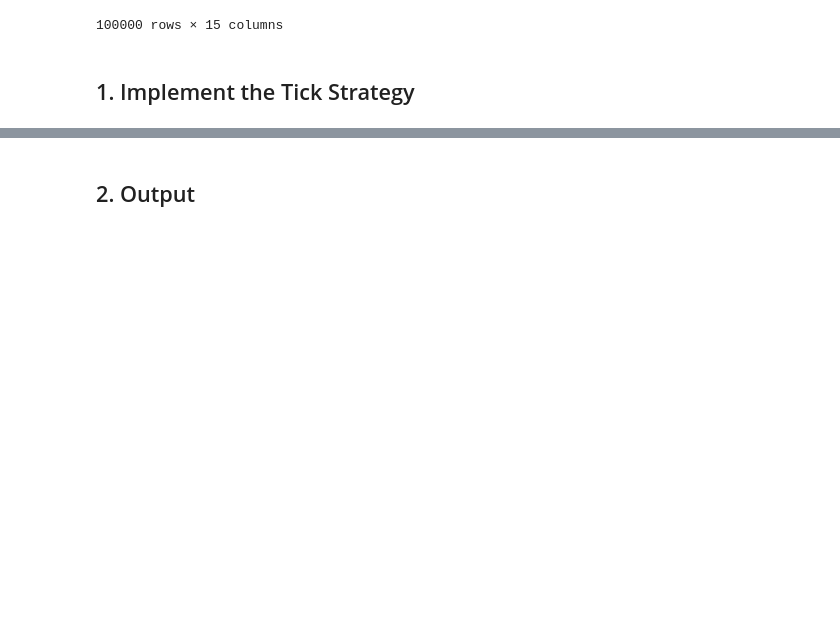
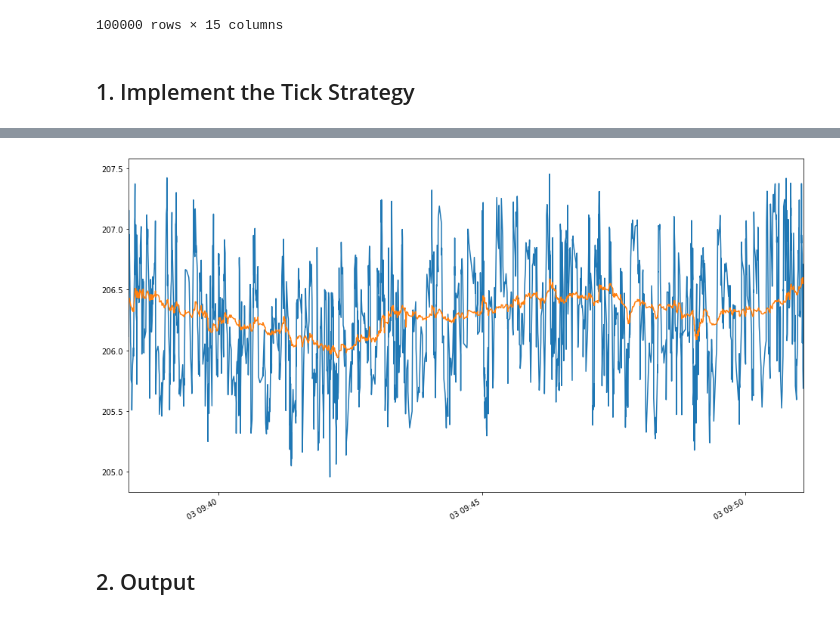
Before and after one commit to Zhehao97/AlgorithmicTrading_hw2, a Jupyter notebook: 2.Tick Strategy.ipynb, the cells around one changed output, grey strips where cells are left out. Cells and saved outputs as stored; diff of their text form; code cells hidden in the pictures; blank space fills up the shorter version.

```diff
--- a/2.Tick Strategy.ipynb
+++ b/2.Tick Strategy.ipynb
@@ -85,3 +101,9 @@ results['position'][-1]
+# %%
+results['fair_value'].plot()
+results['market_price'].plot()
+plt.show()
+# %% [output]
+[figure, added]
 # %% [markdown]
 ## 2. Output
 # %%
```
Also changed, not shown: parts of 6 cells of this notebook, 1 other file.
